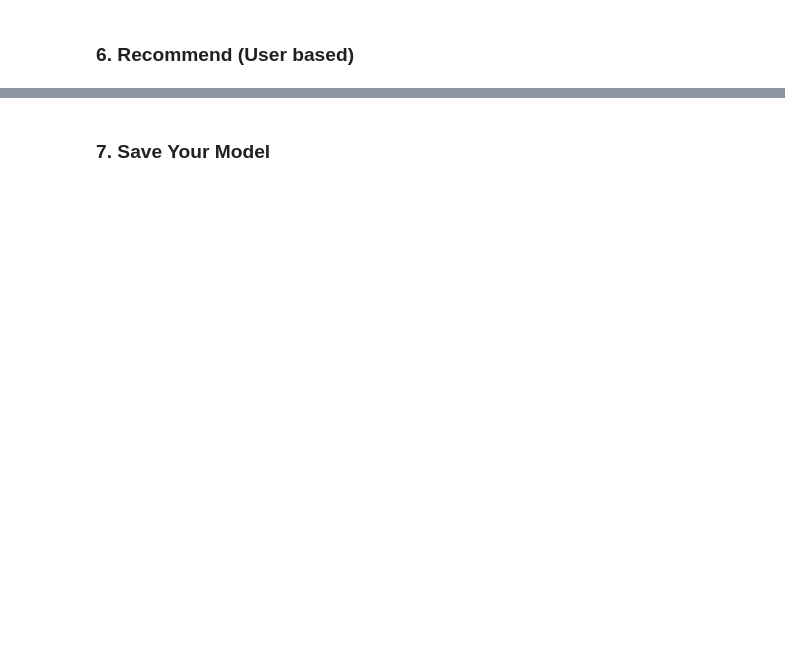
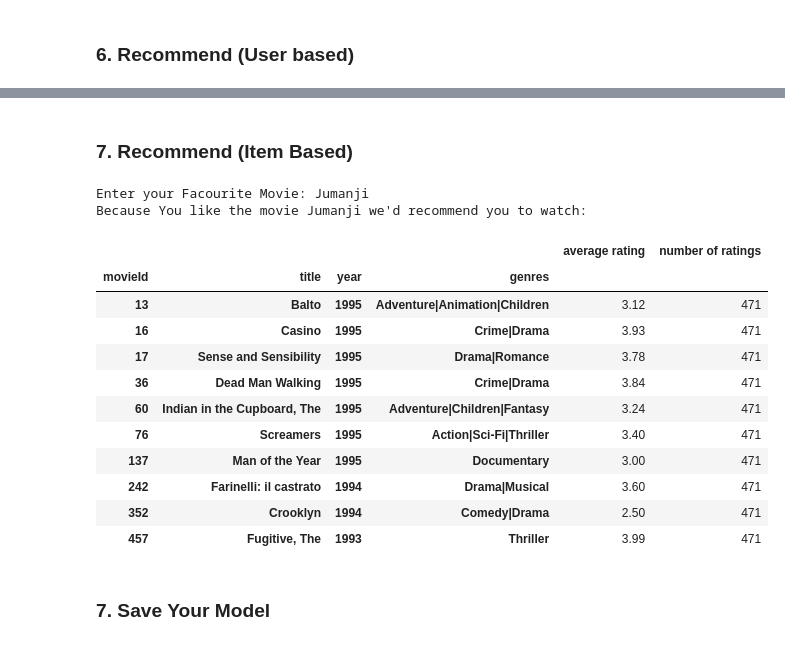
Before and after one commit to athoynilimanew/MovieRecommendation, a Jupyter notebook: Notebooks/SmallDataSet_Notebooks/Model_1_knn_Final.ipynb, the cells around one changed output, grey strips where cells are left out. Drawn from its saved outputs; the diff is of its cells as text; code cells hidden in the pictures; blank space fills up the shorter version.

```diff
--- a/Notebooks/SmallDataSet_Notebooks/Model_1_knn_Final.ipynb
+++ b/Notebooks/SmallDataSet_Notebooks/Model_1_knn_Final.ipynb
@@ -385,3 +408,25 @@ Recommending top  10  movies for userid  34 :
+# %% [markdown]
+### 7. Recommend (Item Based)
+# %%
+inp_movie=AskForUserInput()
+df_out=CF_knnwithmeans.recommend_similar_items(inp_movie, n=10)
+print("Because You like the movie",inp_movie,"we'd recommend you to watch:")
+display(df_out.head(10))
+# %% [output]
+Enter your Facourite Movie: Jumanji
+Because You like the movie Jumanji we'd recommend you to watch:
+|  |  |  |  | average rating | number of ratings |
+| movieId | title | year | genres |  |  |
+| 13 | Balto | 1995 | Adventure|Animation|Children | 3.12 | 471 |
+| 16 | Casino | 1995 | Crime|Drama | 3.93 | 471 |
+| 17 | Sense and Sensibility | 1995 | Drama|Romance | 3.78 | 471 |
+| 36 | Dead Man Walking | 1995 | Crime|Drama | 3.84 | 471 |
+| 60 | Indian in the Cupboard, The | 1995 | Adventure|Children|Fantasy | 3.24 | 471 |
+| 76 | Screamers | 1995 | Action|Sci-Fi|Thriller | 3.40 | 471 |
+| 137 | Man of the Year | 1995 | Documentary | 3.00 | 471 |
+| 242 | Farinelli: il castrato | 1994 | Drama|Musical | 3.60 | 471 |
+| 352 | Crooklyn | 1994 | Comedy|Drama | 2.50 | 471 |
+| 457 | Fugitive, The | 1993 | Thriller | 3.99 | 471 |
 # %% [markdown]
 ### 7. Save Your Model
 # %%
```
Also changed, not shown: parts of 9 cells of this notebook.
